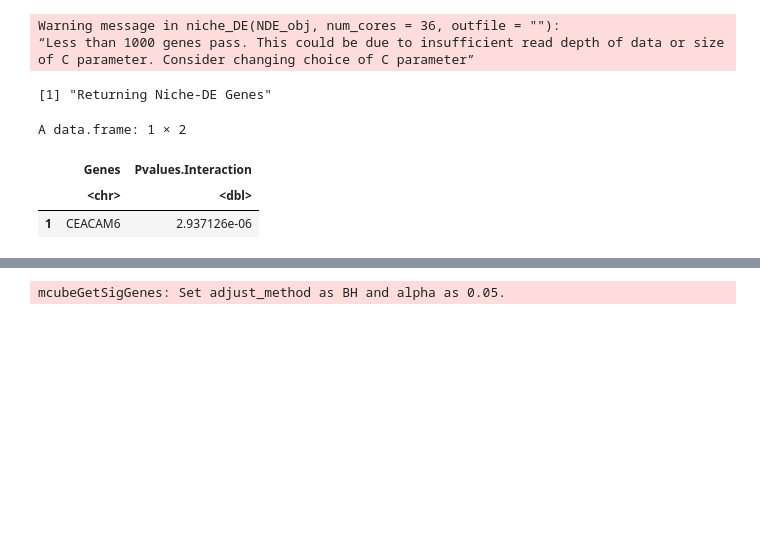
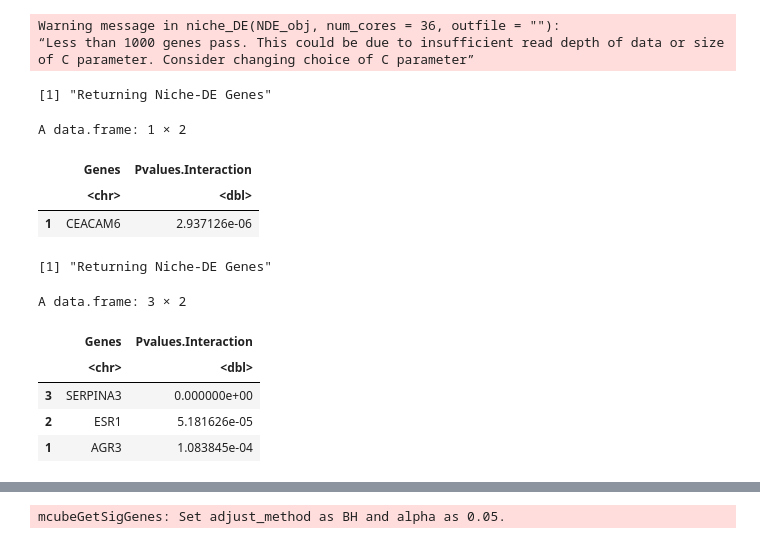
Before and after one commit to statwangz/MCube-tutorial, a Jupyter notebook: docs/source/analysis/breast_cancer/breast_cancer_NicheDE.ipynb, the cells around one changed output, grey strips where cells are left out. Drawn from its saved outputs; the diff is of its cells as text; code cells hidden in the pictures; blank space fills up the shorter version.

```diff
--- a/docs/source/analysis/breast_cancer/breast_cancer_NicheDE.ipynb
+++ b/docs/source/analysis/breast_cancer/breast_cancer_NicheDE.ipynb
@@ -160,9 +132,27 @@ saveRDS(
 # %%
-get_niche_DE_genes(NDE_obj, 'I', index='DCIS 1', niche = 'Invasive Tumor', pos = TRUE, alpha = 0.05)
+# Target cell type: DCIS 1
+# Niche cell type: Invasive Tumor
+get_niche_DE_genes(
+    NDE_obj, test.level = "I",
+    index = "DCIS 1", niche = "Invasive Tumor",
+    pos = TRUE, alpha = 0.05
+)
+get_niche_DE_genes(
+    NDE_obj, test.level = "I",
+    index = "DCIS 1", niche = "Invasive Tumor",
+    pos = FALSE, alpha = 0.05
+)
 # %% [output]
 [1] "Returning Niche-DE Genes"
 A data.frame: 1 × 2
 |  | Genes | Pvalues.Interaction |
 |  | <chr> | <dbl> |
 | 1 | CEACAM6 | 2.937126e-06 |
+[1] "Returning Niche-DE Genes"
+A data.frame: 3 × 2
+|  | Genes | Pvalues.Interaction |
+|  | <chr> | <dbl> |
+| 3 | SERPINA3 | 0.000000e+00 |
+| 2 | ESR1 | 5.181626e-05 |
+| 1 | AGR3 | 1.083845e-04 |
 # %%
```
Also changed, not shown: parts of 14 cells of this notebook.
